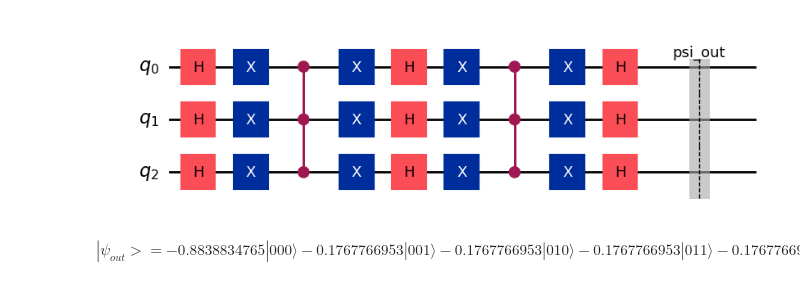
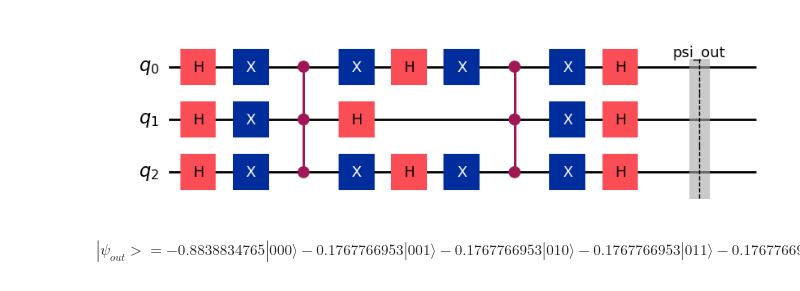
Before and after one commit to danieloflynn/qc_hw8, a Jupyter notebook: final_project/final_project_grober_pc.ipynb, the cells around one changed output. Saved outputs shown, nothing was run; the diff lists cells and outputs as text; code cells hidden in the pictures.

```diff
--- a/final_project/final_project_grober_pc.ipynb
+++ b/final_project/final_project_grober_pc.ipynb
@@ -24,36 +24,36 @@ qc.h(2)
 
 # Oracle
 qc.x(0)
 qc.x(1)
 qc.x(2)
 qc.append(ccz, [0, 1, 2])
 
 qc.x(0)
-qc.x(1)
+# qc.x(1)
 qc.x(2)
 
 # Diffusion
 qc.h(0)
 qc.h(1)
 qc.h(2)
 qc.x(0)
-qc.x(1)
+# qc.x(1)
 qc.x(2)
 
 qc.append(ccz, [0, 1, 2])
 
 qc.x(0)
 qc.x(1)
 qc.x(2)
 
 qc.h(0)
 qc.h(1)
 qc.h(2)
 
 qc.save_statevector(label='psi_out')
 qc.draw("mpl")
 # %% [output]
-[figure, old version]
+[figure, new version]
 # %%
 run_simulation(qc, name='psi_out')
 # %% [output]
```
Also changed, not shown: 2 other files.
